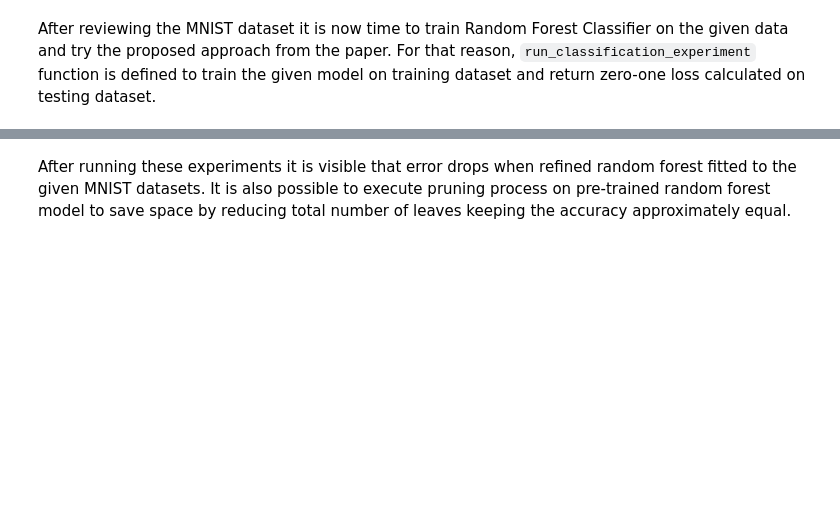
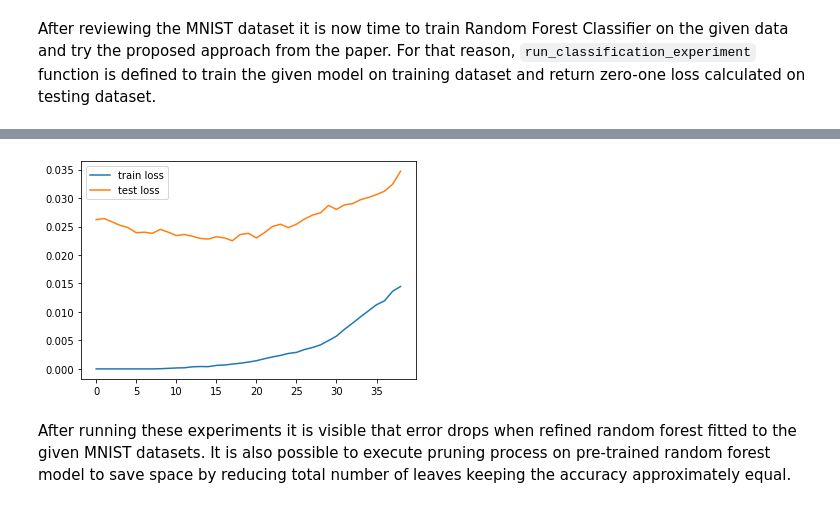
Before and after one commit to dnaram/uzop-random-forest, a Jupyter notebook: UZoP_GRoRF.ipynb, the cells around one changed output, grey strips where cells are left out. Cells and saved outputs as stored; diff of their text form; code cells hidden in the pictures; blank space fills up the shorter version.

```diff
--- a/UZoP_GRoRF.ipynb
+++ b/UZoP_GRoRF.ipynb
@@ -132,3 +169,11 @@ for k in range(100):
+# %%
+plt.plot(np.arange(len(trainloss)), trainloss, label='train loss')
+plt.plot(np.arange(len(testloss)), testloss, label='test loss')
+
+plt.legend(loc='best')
+plt.show()
+# %% [output]
+[figure, added]
 # %% [markdown]
 After running these experiments it is visible that error drops when refined random forest fitted to the given MNIST datasets. It is also possible to execute pruning process on pre-trained random forest model to save space by reducing total number of leaves keeping the accuracy approximately equal.
 # %% [markdown]
```
Also changed, not shown: parts of 10 cells of this notebook, 1 other file.
